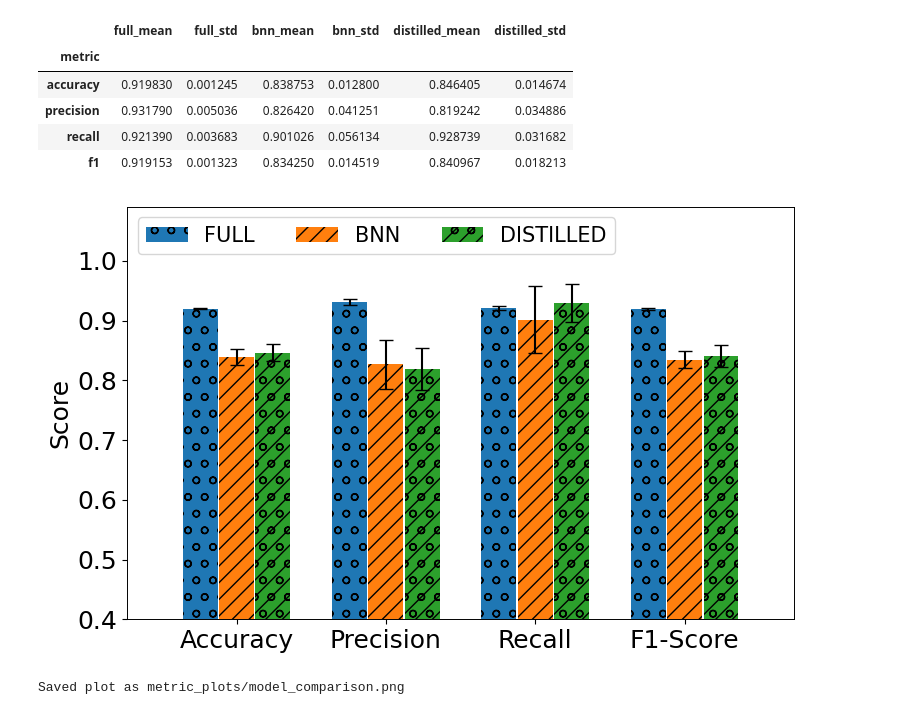
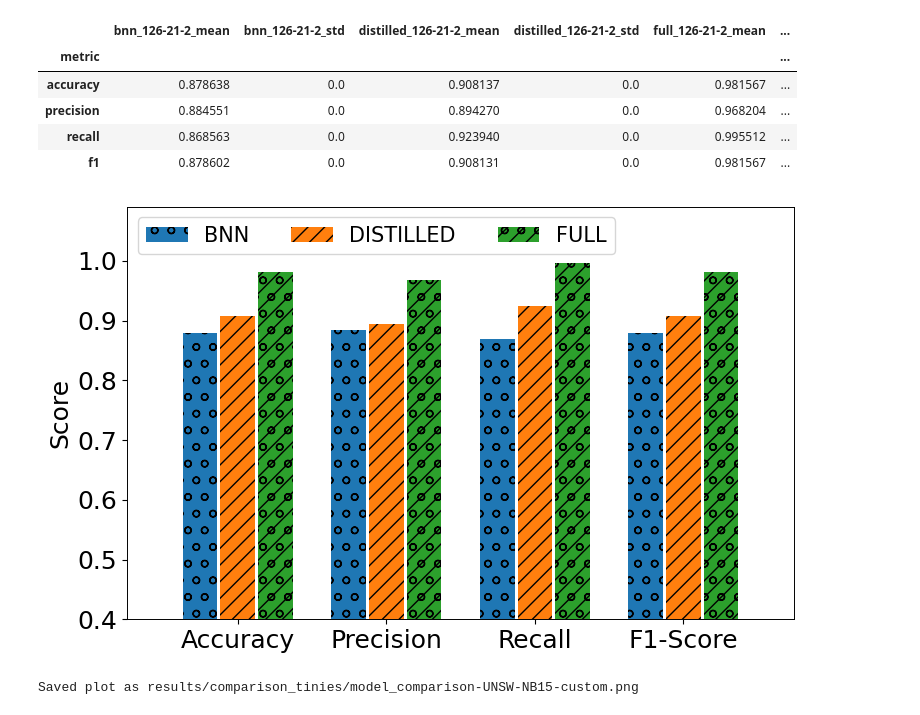
Before and after one commit to ModithaLekkala/-AI-Capstone-, a Jupyter notebook: pysrc/nb_plot_results.ipynb, the cells around one changed output. Saved outputs shown, nothing was run; the diff lists cells and outputs as text; code cells hidden in the pictures.

```diff
--- a/pysrc/nb_plot_results.ipynb
+++ b/pysrc/nb_plot_results.ipynb
@@ -12,6 +12,20 @@ plt.rcParams.update({
     'axes.facecolor': 'white',
     'font.size': 18
 })
+
+model_results=[
+    'bnn_126-21-2',
+    'distilled_126-21-2',
+    'full_126-21-2',
+
+    # 'bnn_126-42-2',
+    # 'distilled_126-42-2',
+    # 'full_126-42-2',
+
+    # 'bnn_128-32-8-2',
+    # 'distilled_128-32-8-2',
+    # 'full_128-32-16-2',
+]
 # %%
 
 
@@ -20,7 +34,7 @@ def load_results(model_name: str) -> pd.DataFrame:
     Reads results_{model_name}.csv with columns: metric, mean, std
     Returns a DataFrame indexed by metric, with renamed columns.
     """
-    path = Path(f"/home/sgeraci/slu/inet-hynn/pysrc/metric_plots/results_{model_name}.csv")
+    path = Path(f"results/{model_name}/results_{model_name}_UNSW-NB15-custom.csv")
     if not path.exists():
         raise FileNotFoundError(f"{path} not found.")
     df = pd.read_csv(path).set_index('metric')
@@ -29,26 +43,25 @@ def load_results(model_name: str) -> pd.DataFrame:
                  'std':  f'{model_name}_std'})
     return df
 
-models = ['full', 'bnn', 'distilled']
 # Load into list of DataFrames
-dfs = [load_results(m) for m in models]
+dfs = [load_results(m) for m in model_results]
 # Concatenate horizontally
 df_all = pd.concat(dfs, axis=1)
 # Display the combined table
 df_all
 # %% [output]
-|  | full_mean | full_std | bnn_mean | bnn_std | distilled_mean | distilled_std |
-| metric |  |  |  |  |  |  |
-| accuracy | 0.919830 | 0.001245 | 0.838753 | 0.012800 | 0.846405 | 0.014674 |
-| precision | 0.931790 | 0.005036 | 0.826420 | 0.041251 | 0.819242 | 0.034886 |
-| recall | 0.921390 | 0.003683 | 0.901026 | 0.056134 | 0.928739 | 0.031682 |
-| f1 | 0.919153 | 0.001323 | 0.834250 | 0.014519 | 0.840967 | 0.018213 |
+|  | bnn_126-21-2_mean | bnn_126-21-2_std | distilled_126-21-2_mean | distilled_126-21-2_std | full_126-21-2_mean | ... |
+| metric |  |  |  |  |  | ... |
+| accuracy | 0.878638 | 0.0 | 0.908137 | 0.0 | 0.981567 | ... |
+| precision | 0.884551 | 0.0 | 0.894270 | 0.0 | 0.968204 | ... |
+| recall | 0.868563 | 0.0 | 0.923940 | 0.0 | 0.995512 | ... |
+| f1 | 0.878602 | 0.0 | 0.908131 | 0.0 | 0.981567 | ... |
 # %%
 metrics = ['accuracy', 'precision', 'recall', 'f1']
 labels = ['Accuracy', 'Precision', 'Recall', 'F1-Score']
 
 n_metrics = len(metrics)
-n_models = len(models)
+n_models = len(model_results)
 
 # X-axis positions for each metric group
 x = np.arange(n_metrics)
@@ -62,43 +75,44 @@ fig, ax = plt.subplots(figsize=(8, 5))
 hatches = ['o', '//', 'o//']
 
 # Plot bars for each model
-for i, (model, h) in enumerate(zip(models, hatches)):
+for i, (model, h) in enumerate(zip(model_results, hatches)):
     means = [df_all.loc[m, f'{model}_mean'] for m in metrics]
-    stds  = [df_all.loc[m, f'{model}_std']  for m in metrics]
+    # stds  = [df_all.loc[m, f'{model}_std']  for m in metrics]
     ax.bar(
-        x + (i - (n_models-1)/2)*(bar_w+0.01),
+        x + (i - (n_models-1)/2)*(bar_w+0.02),
         means,
         width=bar_w,
-        yerr=stds,
+        # yerr=stds,
         capsize=5,
-        label=model.upper(),
+        label=model.upper().split('_')[0],
         hatch=h
     )
 
 # Add black border around axes
 for spine in ax.spines.values():
     spine.set_edgecolor('black')
     spine.set_linewidth(0.7)
 
 # Add margins (de-zoom)
-ax.margins(x=0.1, y=0.1)
+ax.margins(x=0.1, y=0.5)
 ax.set_ylim(0.4, 1.09)
 
 # Labels and styling
 ax.set_xticks(x)
 ax.set_xticklabels(labels)
 # One-line legend with three columns
+lagend = [model.split('_')[0] for model in model_results]
 ax.legend(loc='upper left', ncol=n_models, fontsize='small')
 # ax.grid(axis='y', linestyle='--', alpha=0.5)
 ax.set_ylabel('Score')
 plt.tight_layout()
 # plt.text(0.5, -0.15, "Figure 1: This is a caption below the plot.", ha='center', va='top', transform=plt.gca().transAxes)
 plt.show()
 # %% [output]
-[figure, old version]
+[figure, new version]
 # %%
-out_path = 'metric_plots/model_comparison.png'
+out_path = 'results/comparison_tinies/model_comparison-UNSW-NB15-custom.png'
 fig.savefig(out_path, edgecolor='black')
 print(f"Saved plot as {out_path}")
 # %% [output]
-Saved plot as metric_plots/model_comparison.png
+Saved plot as results/comparison_tinies/model_comparison-UNSW-NB15-custom.png
```
Also changed, not shown: 32 other files.
